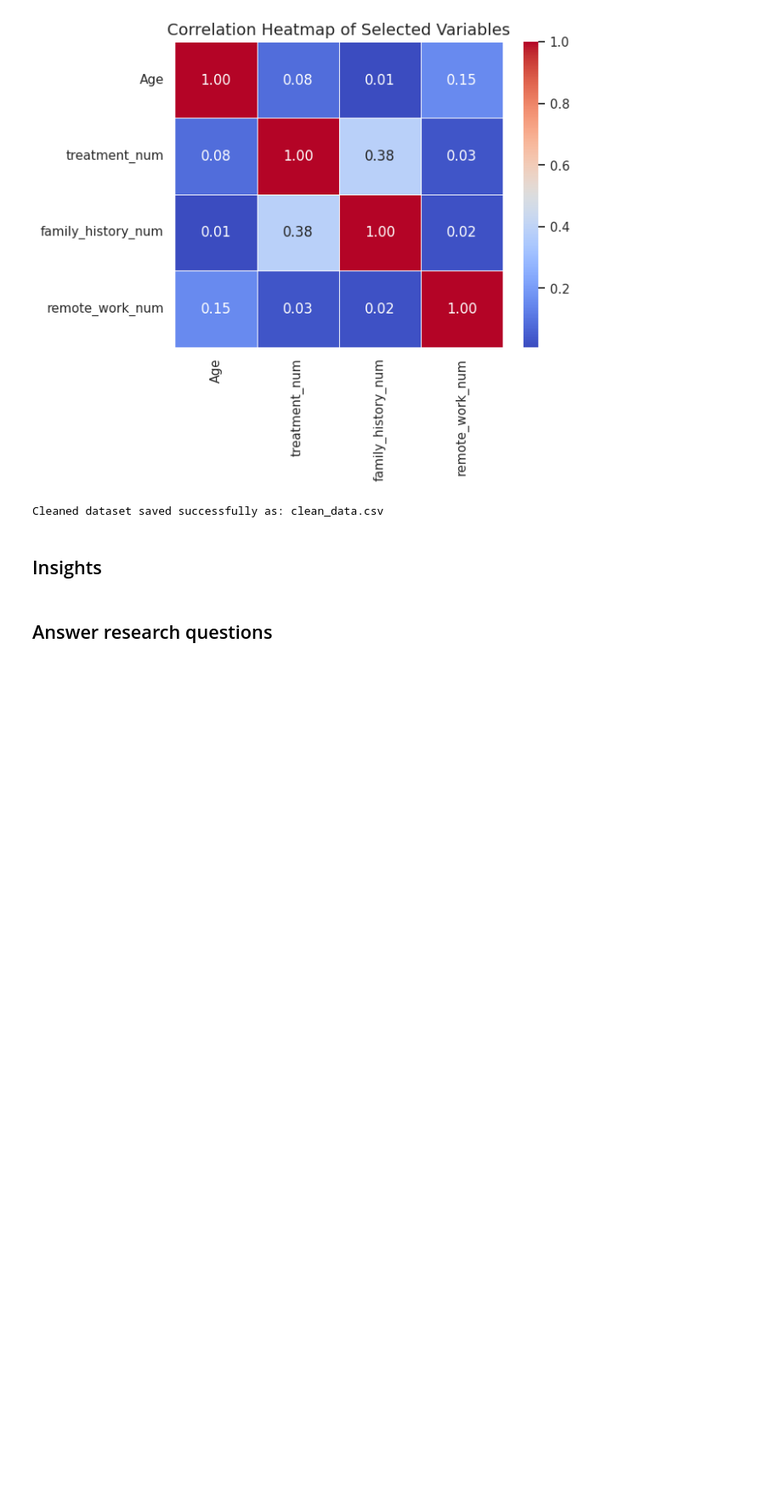
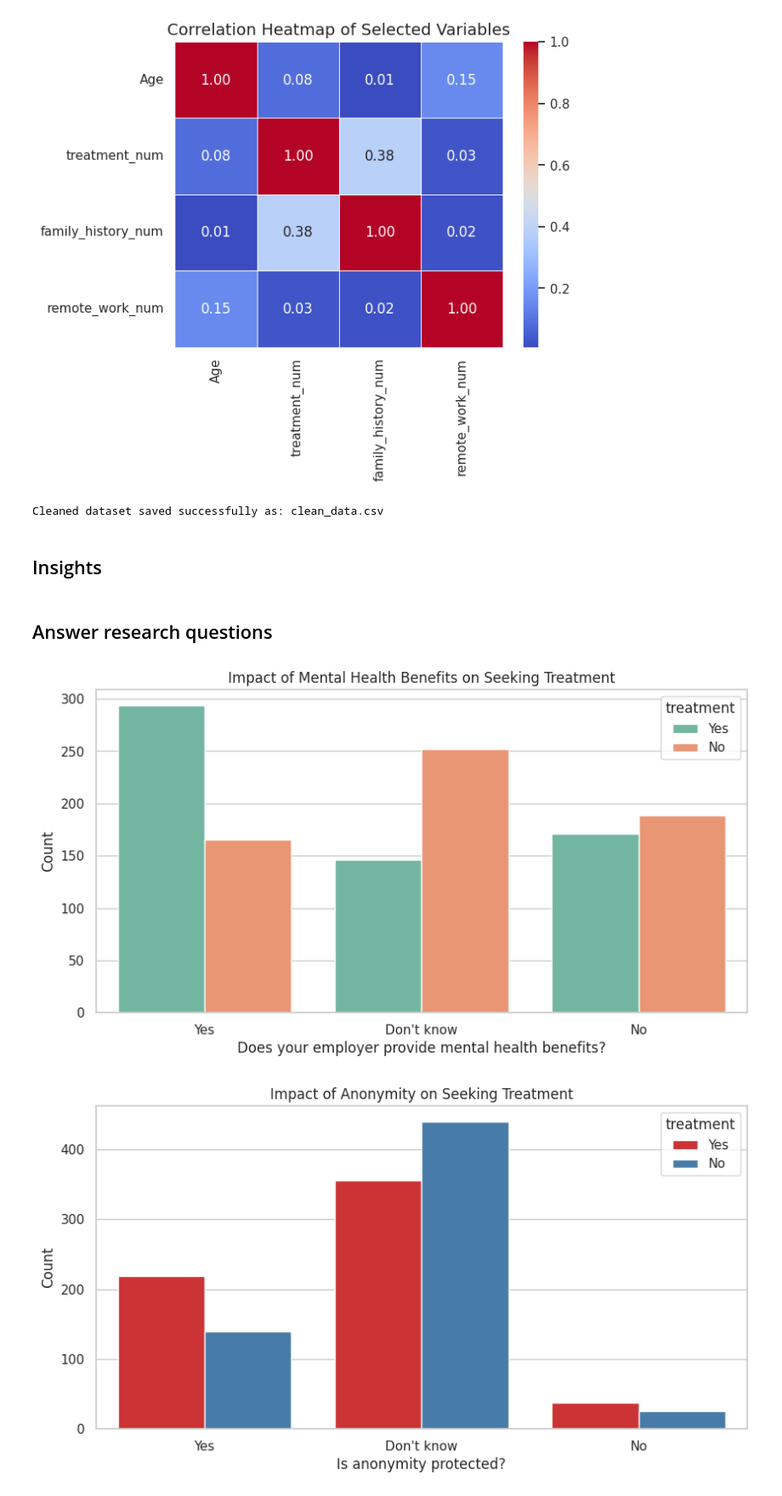
Before and after one commit to Abdulmajeed-A/Tuwaiq-EDA, a Jupyter notebook: Abdulmajeed_EDA_Project.ipynb, the cells around one changed output. Shown at 85% size. Saved outputs shown, nothing was run; the diff lists cells and outputs as text; code cells hidden in the pictures; blank space fills up the shorter version.

```diff
--- a/Abdulmajeed_EDA_Project.ipynb
+++ b/Abdulmajeed_EDA_Project.ipynb
@@ -339,3 +339,23 @@ Cleaned dataset saved successfully as: clean_data.csv
 ## Insights
 # %% [markdown]
 ## Answer research questions
+# %%
+# 1. Impact of Benefits on Treatment
+plt.figure(figsize=(10, 5))
+sns.countplot(data=df, x='benefits', hue='treatment', palette='Set2')
+plt.title('Impact of Mental Health Benefits on Seeking Treatment')
+plt.xlabel('Does your employer provide mental health benefits?')
+plt.ylabel('Count')
+plt.show()
+
+
+# 2. Impact of Anonymity on Treatment
+plt.figure(figsize=(10, 5))
+sns.countplot(data=df, x='anonymity', hue='treatment', palette='Set1')
+plt.title('Impact of Anonymity on Seeking Treatment')
+plt.xlabel('Is anonymity protected?')
+plt.ylabel('Count')
+plt.show()
+# %% [output]
+[figure, added]
+[figure, added]
```
Also changed, not shown: parts of 3 cells of this notebook.
